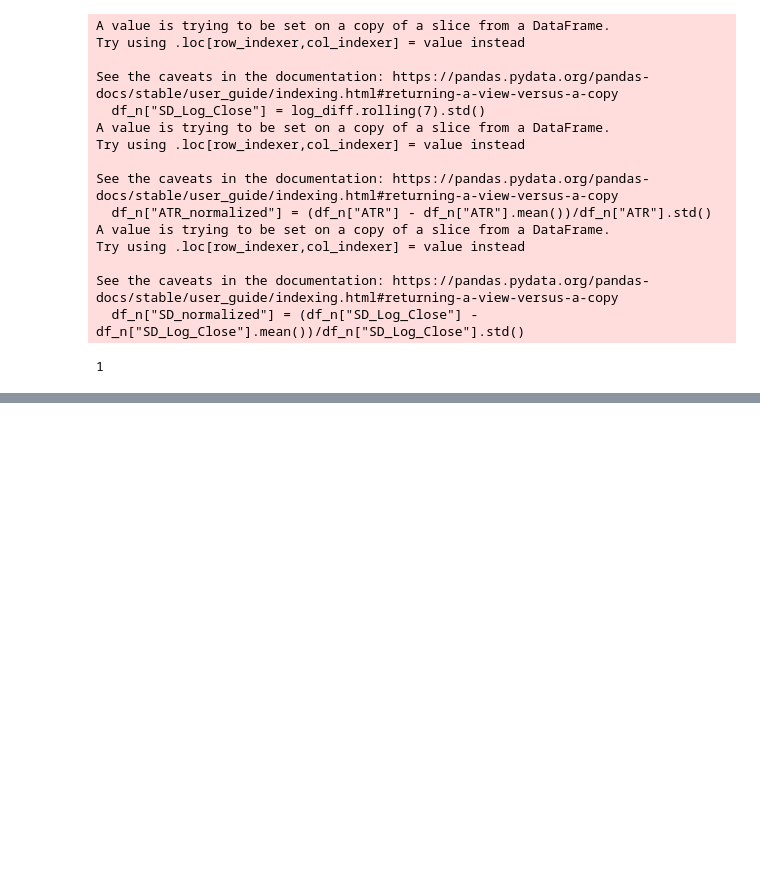
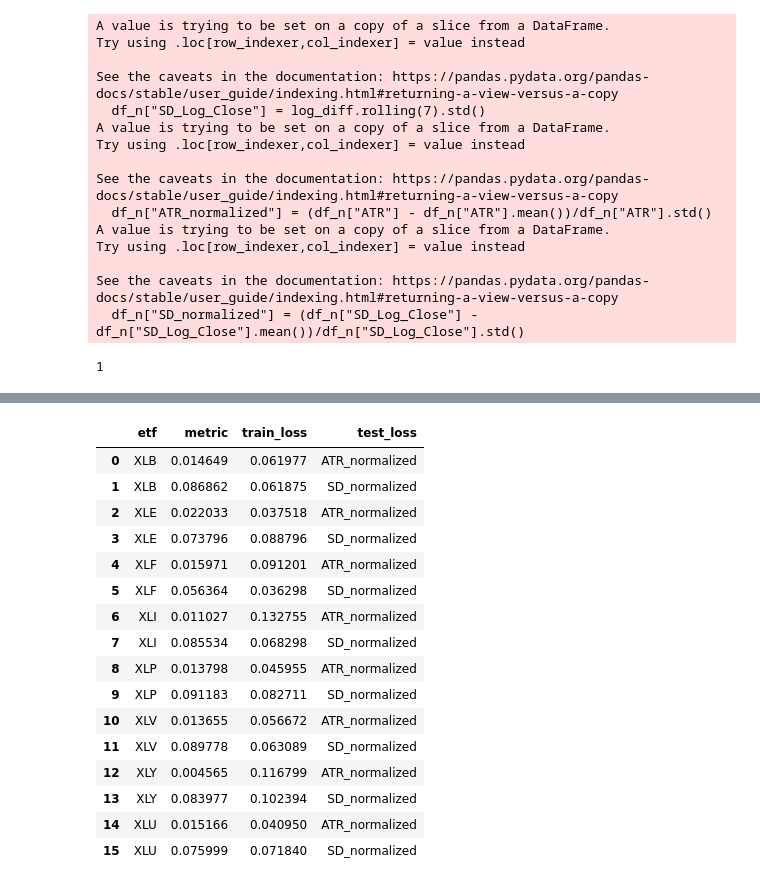
Before and after one commit to AkshayMurthy1/lstm-atr-prediction, a Jupyter notebook: stock-data/get_stock_data.ipynb, the cells around one changed output, grey strips where cells are left out. Drawn from its saved outputs; the diff is of its cells as text; code cells hidden in the pictures; blank space fills up the shorter version.

```diff
--- a/stock-data/get_stock_data.ipynb
+++ b/stock-data/get_stock_data.ipynb
@@ -597,0 +678,20 @@ Training Loss: 0.18799636522307991
+# %%
+df
+# %% [output]
+|  | etf | metric | train_loss | test_loss |
+| 0 | XLB | 0.014649 | 0.061977 | ATR_normalized |
+| 1 | XLB | 0.086862 | 0.061875 | SD_normalized |
+| 2 | XLE | 0.022033 | 0.037518 | ATR_normalized |
+| 3 | XLE | 0.073796 | 0.088796 | SD_normalized |
+| 4 | XLF | 0.015971 | 0.091201 | ATR_normalized |
+| 5 | XLF | 0.056364 | 0.036298 | SD_normalized |
+| 6 | XLI | 0.011027 | 0.132755 | ATR_normalized |
+| 7 | XLI | 0.085534 | 0.068298 | SD_normalized |
+| 8 | XLP | 0.013798 | 0.045955 | ATR_normalized |
+| 9 | XLP | 0.091183 | 0.082711 | SD_normalized |
+| 10 | XLV | 0.013655 | 0.056672 | ATR_normalized |
+| 11 | XLV | 0.089778 | 0.063089 | SD_normalized |
+| 12 | XLY | 0.004565 | 0.116799 | ATR_normalized |
+| 13 | XLY | 0.083977 | 0.102394 | SD_normalized |
+| 14 | XLU | 0.015166 | 0.040950 | ATR_normalized |
+| 15 | XLU | 0.075999 | 0.071840 | SD_normalized |
```
Also changed, not shown: parts of 14 cells of this notebook, 2 other files.
